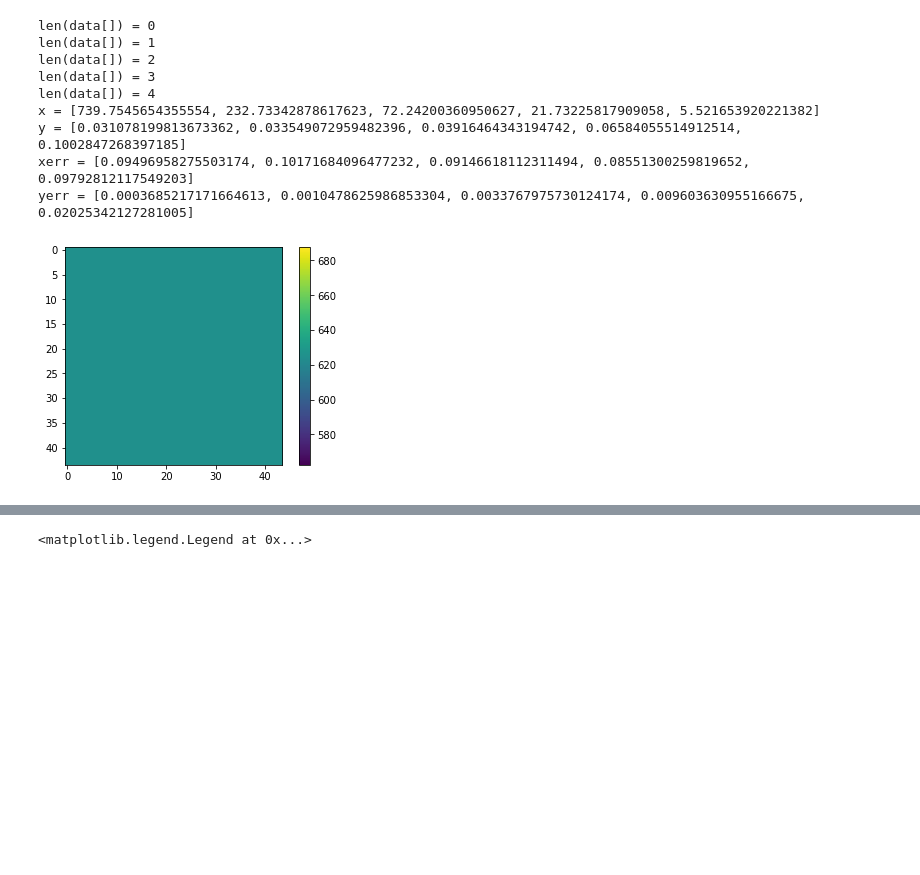
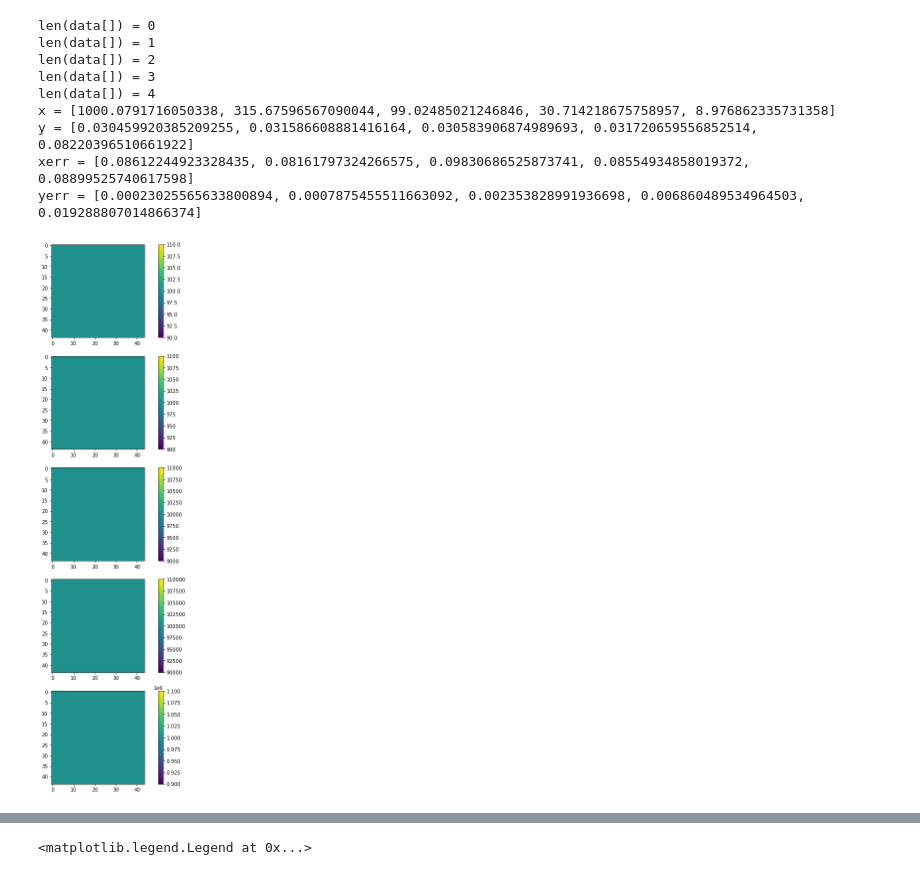
Before and after one commit to norrisbach/Metacal, a Jupyter notebook: metacal.ipynb, the cells around one changed output, grey strips where cells are left out. Cells and saved outputs as stored; diff of their text form; code cells hidden in the pictures; blank space fills up the shorter version.

```diff
--- a/metacal.ipynb
+++ b/metacal.ipynb
@@ -232,17 +243,32 @@ def analyze(rng, num_tests, num_gals, noise_level, shear_true, version=0, first=
     y = []
     shear_error = []
     s2n_error = []
+    backgrounds = []
+
     for i in range(num_tests):
         print("len(data[]) =", len(data))
         dlist = []
+
+        #makes first true for every new noise value
+        if first is False:
+            first = True
+
         for j in range(num_gals):
-            obs = make_data(rng=rng, noise=noise_level[i], shear=shear_true, version=version, first = first)
+            imgdata = make_data(rng=rng, noise=noise_level[i], shear=shear_true, version=version, first = first)
+            obs = imgdata[0]
+
+            if(len(imgdata[1]) > 0):
+                backgrounds.append(imgdata[1][0])
+
+
             if first is True:
                 first = False
+
             resdict, obsdict = boot.go(obs)
             for stype, sres in resdict.items():
                 st = make_struct(res=sres, obs=obsdict[stype], shear_type=stype)
                 dlist.append(st)
+
         data.append(np.hstack(dlist))
         #data contains average of all galaxy data
 
@@ -270,7 +296,7 @@ def analyze(rng, num_tests, num_gals, noise_level, shear_true, version=0, first=
         x.append(s2n)
         y.append(shear[0])
 
-    return (x, y, s2n_error, shear_error)
+    return (x, y, s2n_error, shear_error, backgrounds)
 # %%
 rng = np.random.RandomState(1024)
 #rng = galsim.BaseDeviate(1024)
@@ -297,25 +323,32 @@ boot      = ngmix.metacal.MetacalBootstrapper(
     types=['noshear', '1p', '1m'],
 )
 # %%
-noise_arr = 25e4*np.logspace(-4, -2, 5, base=10.0)
+noise_arr = 1e5*np.logspace(-4, -2, 5, base=10.0)
 num_tests = len(noise_arr)
 num_gals = 100
 shear_true = [0.03, 0.00]
 ans1 = analyze(rng, num_tests, num_gals, noise_arr, shear_true, version=0, first = True)
+backgrounds = ans1[4]
 print("x =", ans1[0])
 print("y =", ans1[1])
 print("xerr =", ans1[2])
 print("yerr =", ans1[3])
+fig = plt.figure(figsize=(10, 20))
+
+for i in range(len(backgrounds)):
+    sub = fig.add_subplot(len(backgrounds), 1, i + 1)
+    plot = sub.imshow(backgrounds[i])
+    fig.colorbar(plot)
 # %% [output]
 len(data[]) = 0
 len(data[]) = 1
 len(data[]) = 2
 len(data[]) = 3
 len(data[]) = 4
-x = [739.7545654355554, 232.73342878617623, 72.24200360950627, 21.73225817909058, 5.521653920221382]
-y = [0.031078199813673362, 0.033549072959482396, 0.03916464343194742, 0.06584055514912514, 0.1002847268397185]
-xerr = [0.09496958275503174, 0.10171684096477232, 0.09146618112311494, 0.08551300259819652, 0.09792812117549203]
-yerr = [0.0003685217171664613, 0.0010478625986853304, 0.0033767975730124174, 0.009603630955166675, 0.02025342127281005]
+x = [1000.0791716050338, 315.67596567090044, 99.02485021246846, 30.714218675758957, 8.976862335731358]
+y = [0.030459920385209255, 0.031586608881416164, 0.030583906874989693, 0.031720659556852514, 0.08220396510661922]
+xerr = [0.08612244923328435, 0.08161797324266575, 0.09830686525873741, 0.08554934858019372, 0.08899525740617598]
+yerr = [0.00023025565633800894, 0.0007875455511663092, 0.002353828991936698, 0.006860489534964503, 0.019288807014866374]
-[figure, old version]
+[figure, new version]
 # %%
 ans2 = analyze(rng, num_tests, num_gals, noise_arr, shear_true, version=1, first = True)
```
Also changed, not shown: parts of 2 cells of this notebook.
